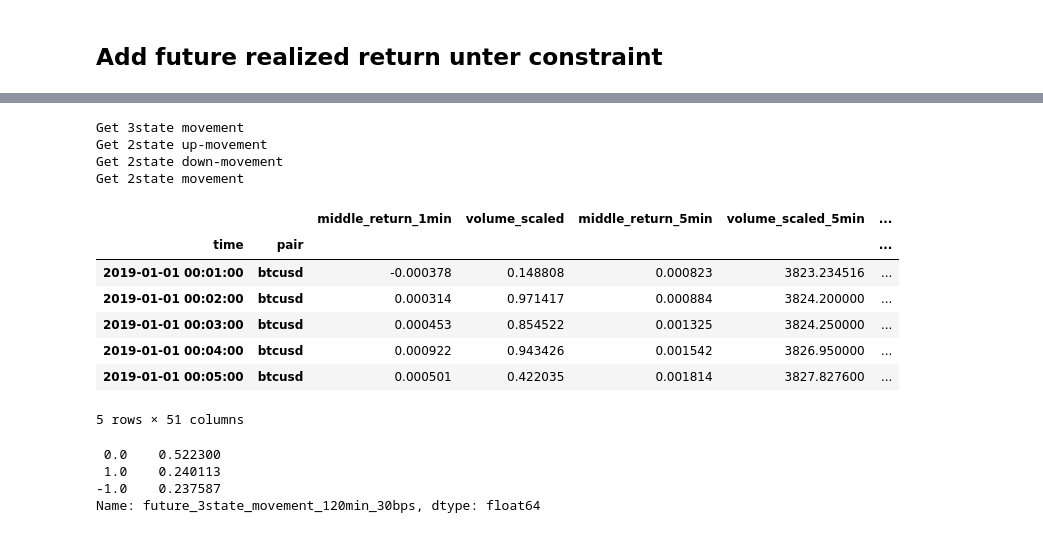
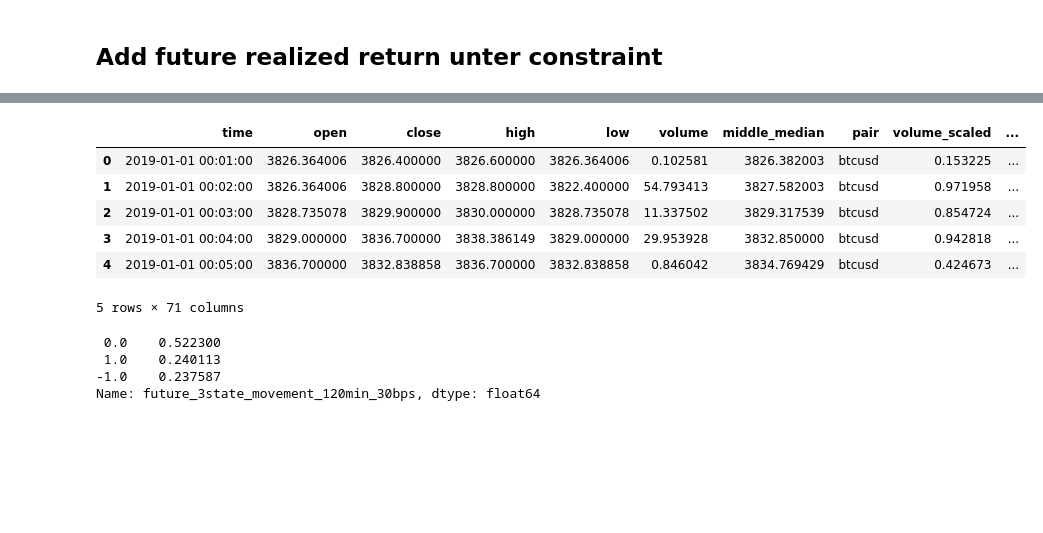
Before and after one commit to RaRedmer/econ_master_thesis_code, a Jupyter notebook: notebook/bitfinex_1min.ipynb, the cells around one changed output, grey strips where cells are left out. Saved outputs shown, nothing was run; the diff lists cells and outputs as text; code cells hidden in the pictures; blank space fills up the shorter version.

```diff
--- a/notebook/bitfinex_1min.ipynb
+++ b/notebook/bitfinex_1min.ipynb
@@ -488,0 +748,2 @@ Name: cross_sectional_median_120min, dtype: float64
+# %%
+future_returns_df.columns = future_returns_df.columns.droplevel(1)
@@ -489,6 +759,10 @@ Name: cross_sectional_median_120min, dtype: float64
 # %%
-print(top10_1min_original_df.shape)
-top10_1min_original_df = pd.merge( top10_1min_original_df, future_returns_df[ "cross_sectional_median_120min"], left_index=True, right_index=True, how="left" )
-print(top10_1min_original_df.shape)
+print(ohlc_df.shape)
+ohlc_df = pd.merge(
+    ohlc_df,
+    future_returns_df[["time","cross_sectional_median_120min", "cross_sectional_median_240min"]],
+    on="time",
+    how="left" )
+print(ohlc_df.shape)
 # %% [output]
 (5255990, 61)
@@ -496 +790,14 @@ print(top10_1min_original_df.shape)
+# %%
+transaction_cost = 0.0015
+
+for delta in [120, 240]:
+    ohlc_df[f"future_net_return_{delta}min_long_15bps"] = ( 1 + ohlc_df[f"future_return_{delta}min_constraint"] ) * (1 - transaction_cost) / (1 + transaction_cost) - 1
+    ohlc_df[f"future_net_return_{delta}min_short_15bps"] = ( 1 + ohlc_df[f"future_return_{delta}min_constraint"] ) ** -1 * (1 - transaction_cost) / (1 + transaction_cost) - 1
+
+    ohlc_df[f"cross_sectional_median_{delta}min_long_15bps"] = ( 1 + ohlc_df[f"cross_sectional_median_{delta}min"] ) * (1 - transaction_cost) / (1 + transaction_cost) - 1
+    ohlc_df[f"cross_sectional_median_{delta}min_short_15bps"] = ( 1 + ohlc_df[f"cross_sectional_median_{delta}min"] ) ** -1 * (1 - transaction_cost) / (1 + transaction_cost) - 1
+
+
+# ohlc_df["future_net_return_240min_long_15bps"] = ( 1 + ohlc_df["future_return_240min_constraint"] ) * (1 - transaction_cost) / (1 + transaction_cost) - 1
+# ohlc_df["future_net_return_240min_short_15bps"] = ( 1 + ohlc_df["future_return_240min_constraint"] ) ** -1 * (1 - transaction_cost) / (1 + transaction_cost) - 1
 # %%
@@ -571,32 +898,30 @@ def get_2state_down_movement(row, return_column, transaction_cost=0.003, cross_s
             return -1
         else:
             return 0
-# %%
-print("Get 3state movement")
-top10_1min_original_df["future_3state_movement_120min_30bps"] = top10_1min_original_df.apply(get_3state_price_movement, return_column="future_return_120min_constraint", transaction_cost=0.003, cross_sectional_median_column="cross_sectional_median_120min", axis=1)
-print("Get 2state up-movement")
-top10_1min_original_df["future_2state_up_movement_120min_30bps"] = top10_1min_original_df.apply(get_2state_up_movement, return_column="future_return_120min_constraint", transaction_cost=0.003, cross_sectional_median_column="cross_sectional_median_120min", axis=1)
-print("Get 2state down-movement")
-top10_1min_original_df["future_2state_down_movement_120min_30bps"] = top10_1min_original_df.apply(get_2state_down_movement, return_column="future_return_120min_constraint", transaction_cost=0.003, cross_sectional_median_column="cross_sectional_median_120min", axis=1)
-
-print("Get 2state movement")
-top10_1min_original_df["future_2state_movement_120min"] = top10_1min_original_df.apply(get_2state_movement, return_column="future_return_120min_constraint", cross_sectional_median_column="cross_sectional_median_120min", axis=1)
-# %% [output]
-Get 3state movement
-Get 2state up-movement
-Get 2state down-movement
-Get 2state movement
+# %%
+for delta in [120, 240]:
+    ohlc_df[f"future_2state_movement_{delta}min"] = ohlc_df.apply(
+        get_2state_movement,
+        return_column=f"future_return_{delta}min_constraint",
+        cross_sectional_median_column=f"cross_sectional_median_{delta}min",
+        axis=1
+    )
+    ohlc_df[f"future_3state_movement_{delta}min"] = ohlc_df.apply(
+        get_3state_movement,
+        gross_return_column=f"future_return_{delta}min_constraint",
+        delta=delta,
+        axis=1,
+    )
 # %%
-top10_1min_original_df.head()
+ohlc_df.head()
 # %% [output]
-|  |  | middle_return_1min | volume_scaled | middle_return_5min | volume_scaled_5min | ... |
-| time | pair |  |  |  |  | ... |
-| 2019-01-01 00:01:00 | btcusd | -0.000378 | 0.148808 | 0.000823 | 3823.234516 | ... |
-| 2019-01-01 00:02:00 | btcusd | 0.000314 | 0.971417 | 0.000884 | 3824.200000 | ... |
-| 2019-01-01 00:03:00 | btcusd | 0.000453 | 0.854522 | 0.001325 | 3824.250000 | ... |
-| 2019-01-01 00:04:00 | btcusd | 0.000922 | 0.943426 | 0.001542 | 3826.950000 | ... |
-| 2019-01-01 00:05:00 | btcusd | 0.000501 | 0.422035 | 0.001814 | 3827.827600 | ... |
+|  | time | open | close | high | low | volume | middle_median | pair | volume_scaled | ... |
+| 0 | 2019-01-01 00:01:00 | 3826.364006 | 3826.400000 | 3826.600000 | 3826.364006 | 0.102581 | 3826.382003 | btcusd | 0.153225 | ... |
+| 1 | 2019-01-01 00:02:00 | 3826.364006 | 3828.800000 | 3828.800000 | 3822.400000 | 54.793413 | 3827.582003 | btcusd | 0.971958 | ... |
+| 2 | 2019-01-01 00:03:00 | 3828.735078 | 3829.900000 | 3830.000000 | 3828.735078 | 11.337502 | 3829.317539 | btcusd | 0.854724 | ... |
+| 3 | 2019-01-01 00:04:00 | 3829.000000 | 3836.700000 | 3838.386149 | 3829.000000 | 29.953928 | 3832.850000 | btcusd | 0.942818 | ... |
+| 4 | 2019-01-01 00:05:00 | 3836.700000 | 3832.838858 | 3836.700000 | 3832.838858 | 0.846042 | 3834.769429 | btcusd | 0.424673 | ... |
-5 rows × 51 columns
+5 rows × 71 columns
 # %%
 top10_1min_original_df[ top10_1min_original_df["volume_scaled"].shift(-1) != 0 ]["future_3state_movement_120min_30bps"].value_counts(normalize=True)
 # %% [output]
```
Also changed, not shown: parts of 74 cells of this notebook, 6 other files.
